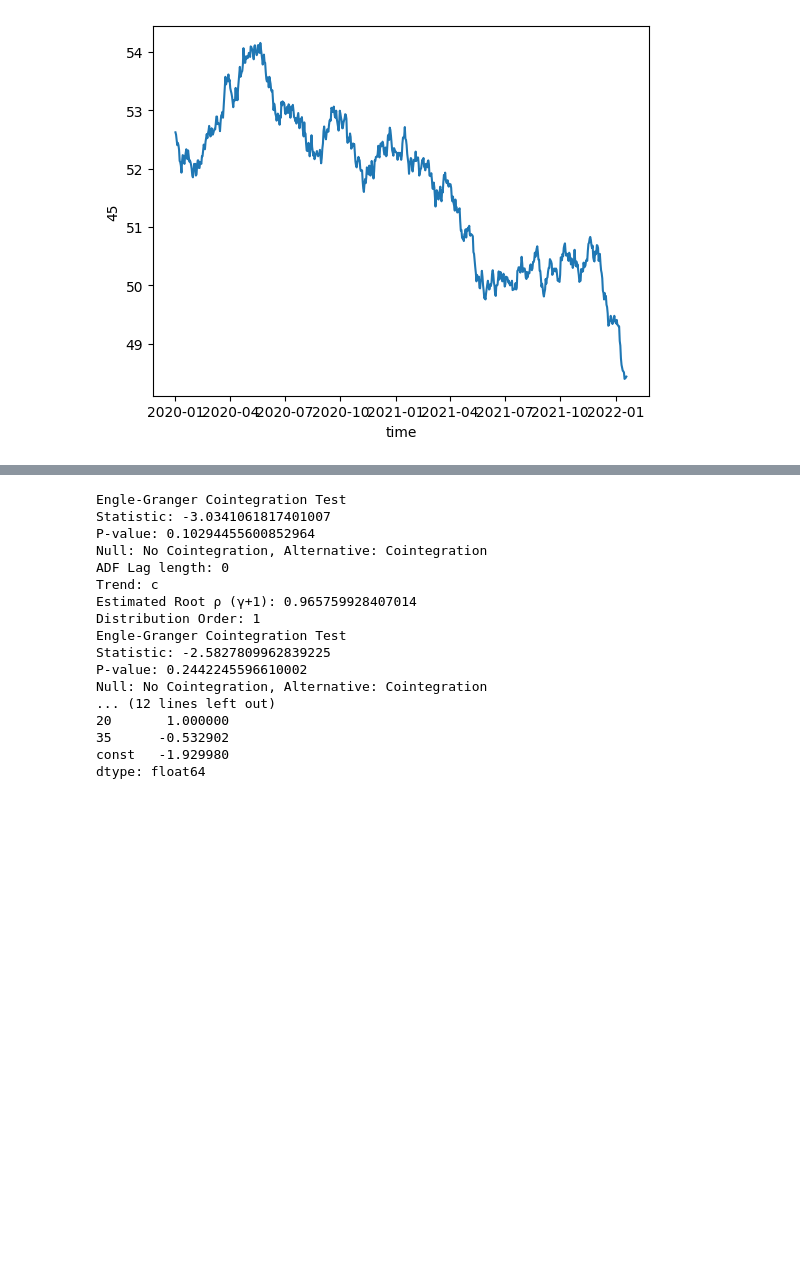
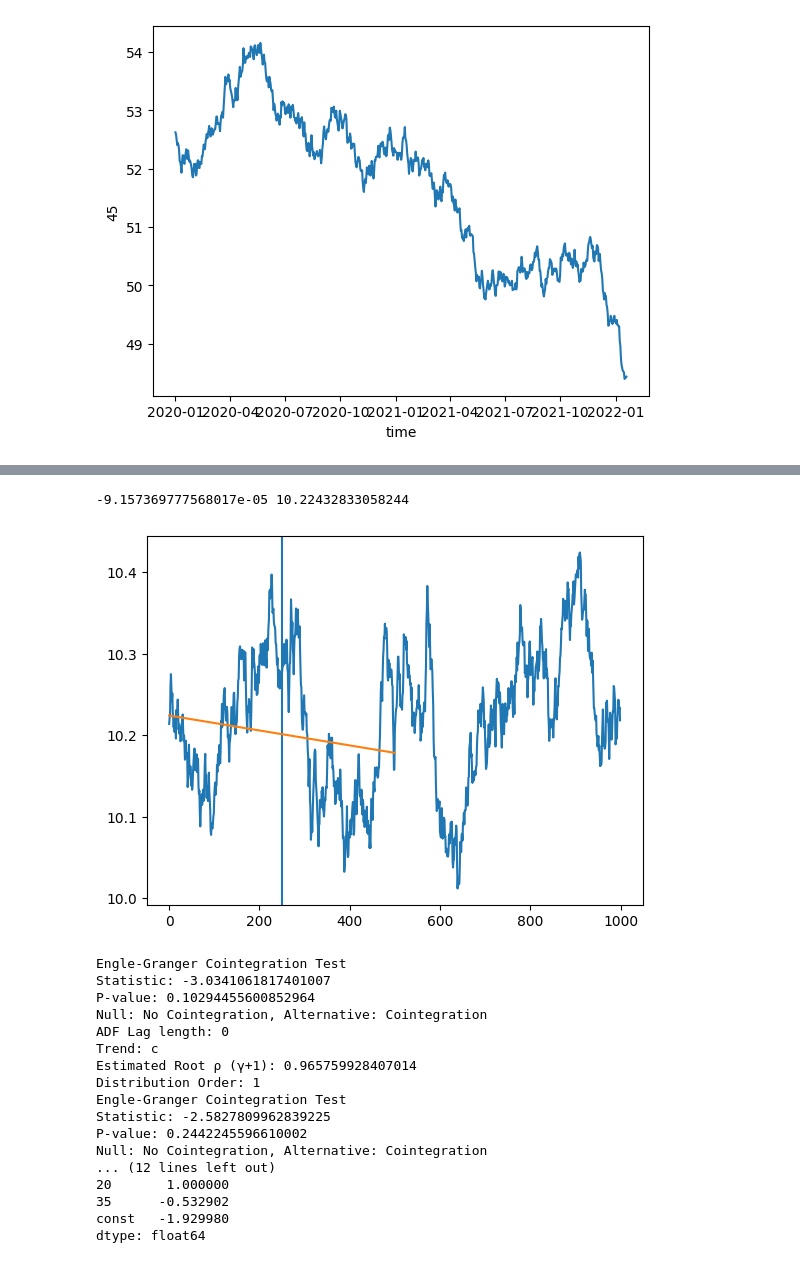
Before and after one commit to Troppydash/algothon, a Jupyter notebook: da/khang_pairs.ipynb, the cells around one changed output, grey strips where cells are left out. Saved outputs shown, nothing was run; the diff lists cells and outputs as text; code cells hidden in the pictures; blank space fills up the shorter version.

```diff
--- a/da/khang_pairs.ipynb
+++ b/da/khang_pairs.ipynb
@@ -143,3 +190,18 @@ dtype: float64
+# %%
+deltaFull = df["0"] + 1.97 * df["7"]
+deltaFull = list(deltaFull)
+sns.lineplot(deltaFull)
+plt.axvline(x = 250)
+
+x = np.array(range(500))
+y = np.array(deltaFull[:500])
+m, b = np.polyfit(x, y, 1)
+plt.plot(x, m * x + b)
+
+print(m, b)
+# %% [output]
+-9.157369777568017e-05 10.22432833058244
+[figure, added]
 # %%
 pair=(20, 35)
 result = engle_granger(train[str(pair[0])], train[str(pair[1])], trend='c', method='bic')
```
Also changed, not shown: parts of 7 cells of this notebook, 4 other files.
